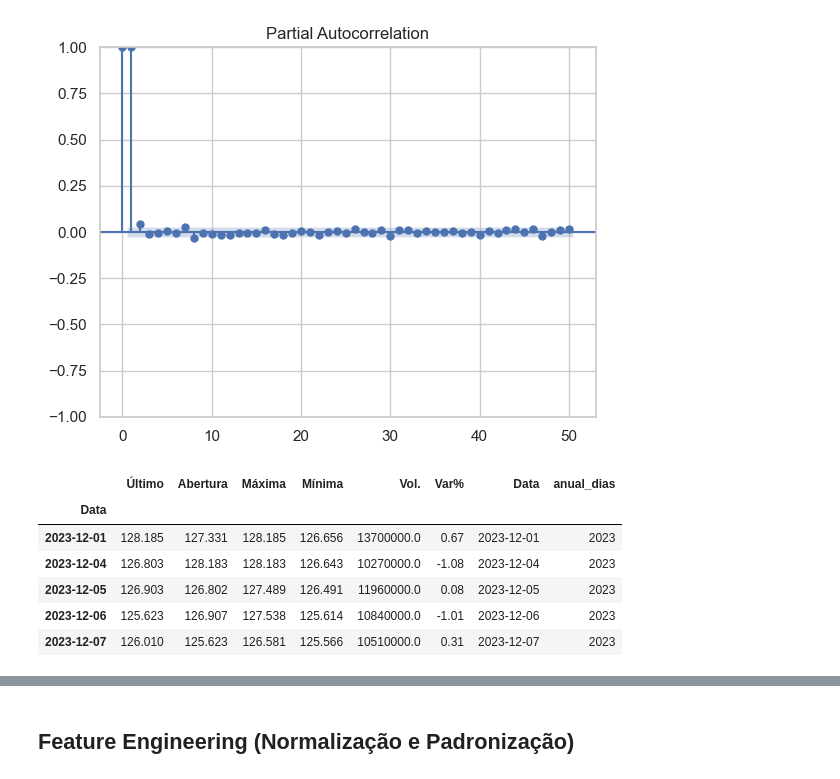
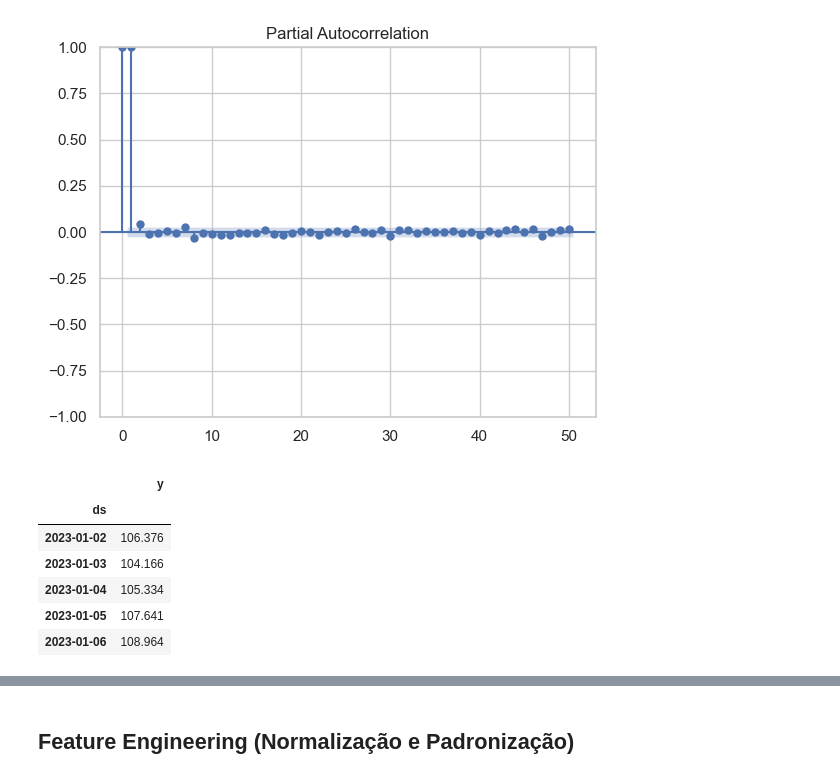
Before and after one commit to Tamireees/Tech_Challenge_Fase02, a Jupyter notebook: Tech_Challenge_Fase02.ipynb, the cells around one changed output, grey strips where cells are left out. Saved outputs shown, nothing was run; the diff lists cells and outputs as text; code cells hidden in the pictures.

```diff
--- a/Tech_Challenge_Fase02.ipynb
+++ b/Tech_Challenge_Fase02.ipynb
@@ -460,13 +460,15 @@ plt.show()
 <Figure size 1400x700 with 0 Axes>
 [figure]
 # %%
-dados_amostra = dados.loc[dados.index.to_series().between('2023-12-01', '2023-12-31')]
+dados_amostra = dados.loc[dados.index > '2023-01-01', ['Último']]
+dados_amostra.index.name = 'ds'
+dados_amostra.rename(columns={'Último' : 'y'}, inplace=True)
 dados_amostra.head()
 # %% [output]
-|  | Último | Abertura | Máxima | Mínima | Vol. | Var% | Data | anual_dias |
-| Data |  |  |  |  |  |  |  |  |
-| 2023-12-01 | 128.185 | 127.331 | 128.185 | 126.656 | 13700000.0 | 0.67 | 2023-12-01 | 2023 |
-| 2023-12-04 | 126.803 | 128.183 | 128.183 | 126.643 | 10270000.0 | -1.08 | 2023-12-04 | 2023 |
-| 2023-12-05 | 126.903 | 126.802 | 127.489 | 126.491 | 11960000.0 | 0.08 | 2023-12-05 | 2023 |
-| 2023-12-06 | 125.623 | 126.907 | 127.538 | 125.614 | 10840000.0 | -1.01 | 2023-12-06 | 2023 |
-| 2023-12-07 | 126.010 | 125.623 | 126.581 | 125.566 | 10510000.0 | 0.31 | 2023-12-07 | 2023 |
+|  | y |
+| ds |  |
+| 2023-01-02 | 106.376 |
+| 2023-01-03 | 104.166 |
+| 2023-01-04 | 105.334 |
+| 2023-01-05 | 107.641 |
+| 2023-01-06 | 108.964 |
```
Also changed, not shown: parts of 6 cells of this notebook.
